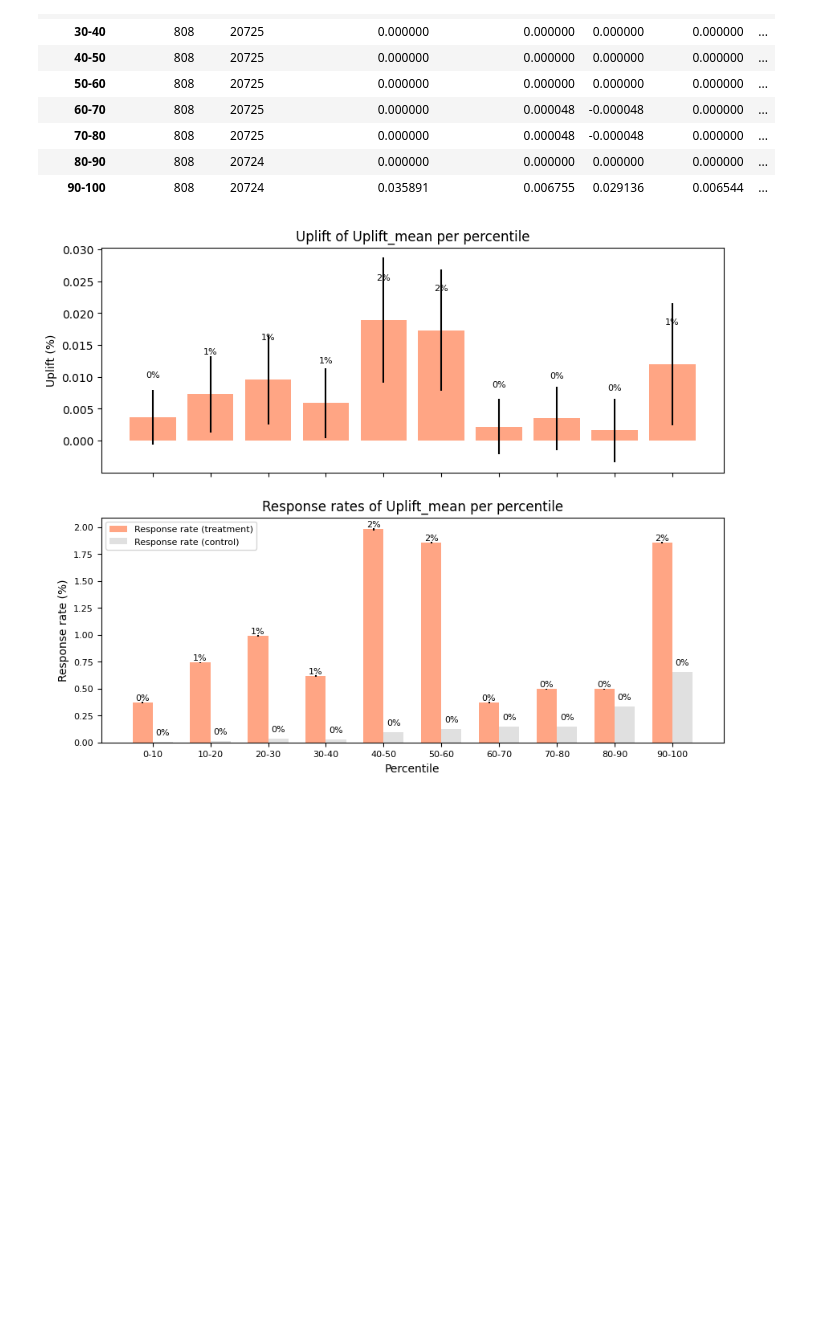
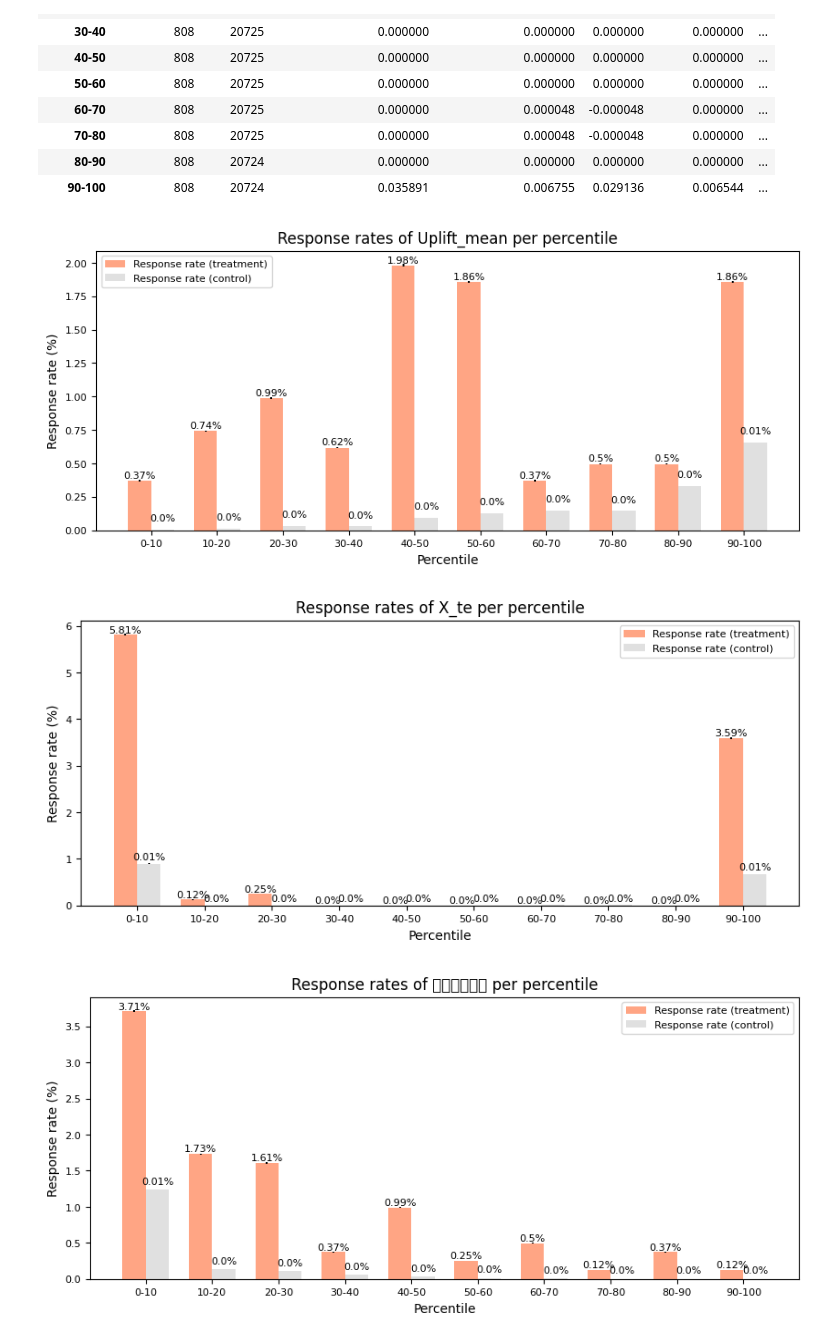
Before and after one commit to sssylvia0/Uplift_Model, a Jupyter notebook: Model.ipynb, the cells around one changed output. Drawn from its saved outputs; the diff is of its cells as text; code cells hidden in the pictures; blank space fills up the shorter version.

```diff
--- a/Model.ipynb
+++ b/Model.ipynb
@@ -1610,17 +1608,3 @@ import random
 
 %matplotlib inline
 from sklift.metrics import uplift_at_k, uplift_auc_score, qini_auc_score, weighted_average_uplift
-# %%
-from sklift.metrics import uplift_by_percentile
-val['跨售行為'] = [0 if x == -1 else x for x in val['跨售行為']]
-uplift_by_perc_df =  uplift_by_percentile(
-    val["跨售行為"],
-    val["X_te"],
-    val["換匯發送名單"],
-    strategy="overall",
-    total=False,
-    std=True,
-    bins=10
-)
-
-uplift_by_perc_df
@@ -1805,9 +1780,9 @@ def plot_uplift_by_percentile(df, metric_column, bins=10):
         std=True,
         bins=bins
     )
-
-    fig, (ax1, ax2) = plt.subplots(2, 1, figsize=(10, 8), sharex=True)
-
+    fig, ax2 = plt.subplots(figsize=(10, 4))
+    #fig, (ax1, ax2) = plt.subplots(2, 1, figsize=(10, 8), sharex=True)
+    '''
     # Plot the first graph (Uplift)
     bars1 = ax1.bar(
         uplift_by_perc_df.index,
@@ -1830,7 +1805,7 @@ def plot_uplift_by_percentile(df, metric_column, bins=10):
         else:
             ax1.text(bar.get_x() + bar.get_width()/2, yval + 0.006, 'NaN', ha='center', va='bottom', fontsize=8)
 
-
+    '''
     # Plot the second graph (Response Rates for Treatment and Control)
     bar_width = 0.35
     index = np.arange(len(uplift_by_perc_df.index))
@@ -1855,34 +1830,40 @@ def plot_uplift_by_percentile(df, metric_column, bins=10):
         alpha=0.7
     )
 
     ax2.set_title(f'Response rates of {metric_column} per percentile', fontsize=12)
     ax2.set_xlabel('Percentile', fontsize=10)
     ax2.set_ylabel('Response rate (%)', fontsize=10)
     ax2.legend(fontsize=8)
 
     # Adding smaller text labels on each bar for Response Rates (Treatment)
     for bar, label in zip(bars2_treatment, uplift_by_perc_df.response_rate_treatment * 100):
         yval = bar.get_height()
 
         # Check for NaN values before rounding
         if not math.isnan(label):
-            ax2.text(bar.get_x() + bar.get_width()/2, yval + 0.006, f'{round(label )}%', ha='center', va='bottom', fontsize=8)
+            ax2.text(bar.get_x() + bar.get_width()/2, yval + 0.006, f'{round(label,2)}%', ha='center', va='bottom', fontsize=8)
         else:
             ax2.text(bar.get_x() + bar.get_width()/2, yval + 0.006, 'NaN', ha='center', va='bottom', fontsize=8)
     # Adding smaller text labels on each bar for Response Rates (Control)
     for bar, label in zip(bars2_control, uplift_by_perc_df.response_rate_control ):
         yval = bar.get_height()
-        ax2.text(bar.get_x() + bar.get_width()/2, yval + 0.05, f'{round(label)}%', ha='center', va='bottom', fontsize=8)
+        ax2.text(bar.get_x() + bar.get_width()/2, yval + 0.05, f'{round(label, 2)}%', ha='center', va='bottom', fontsize=8)
 
     # Set smaller font size for tick labels
     ax2.tick_params(axis='both', which='major', labelsize=8)
 
     # Ensure that the y-axis starts from 0
     ax2.set_ylim(bottom=0)
+    # Setting x-axis ticks and labels
+    plt.xticks(index, uplift_by_perc_df.index)
 
-    plt.show()
+        plt.show()
 
 # Usage example for 'Uplift_mean' column
 plot_uplift_by_percentile(val, 'Uplift_mean')
+plot_uplift_by_percentile(val, 'X_te')
+plot_uplift_by_percentile(val, '換匯基因標籤')
 # %% [output]
-[figure, old version]
+[figure, new version]
+[figure, added]
+[figure, added]
```
Also changed, not shown: parts of 10 cells of this notebook.
